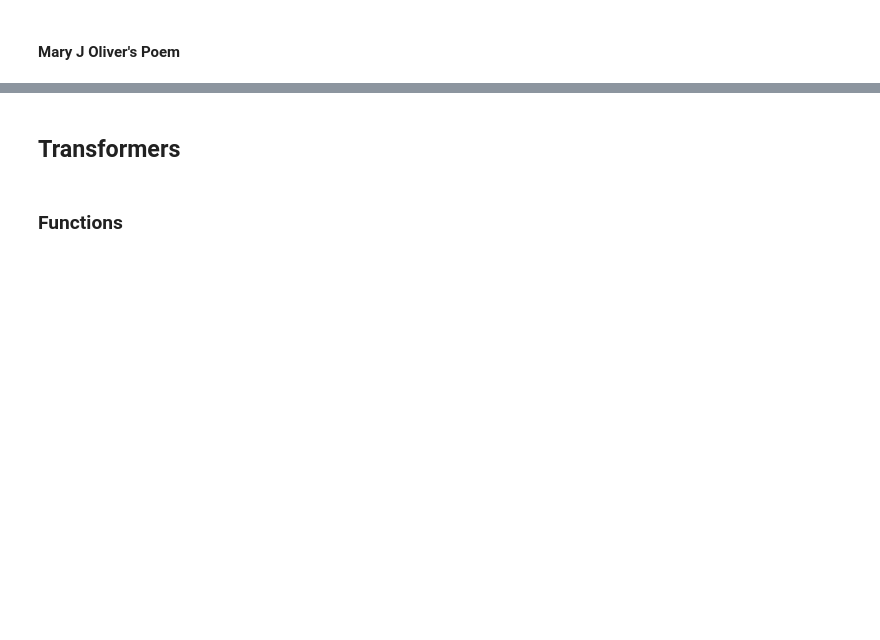
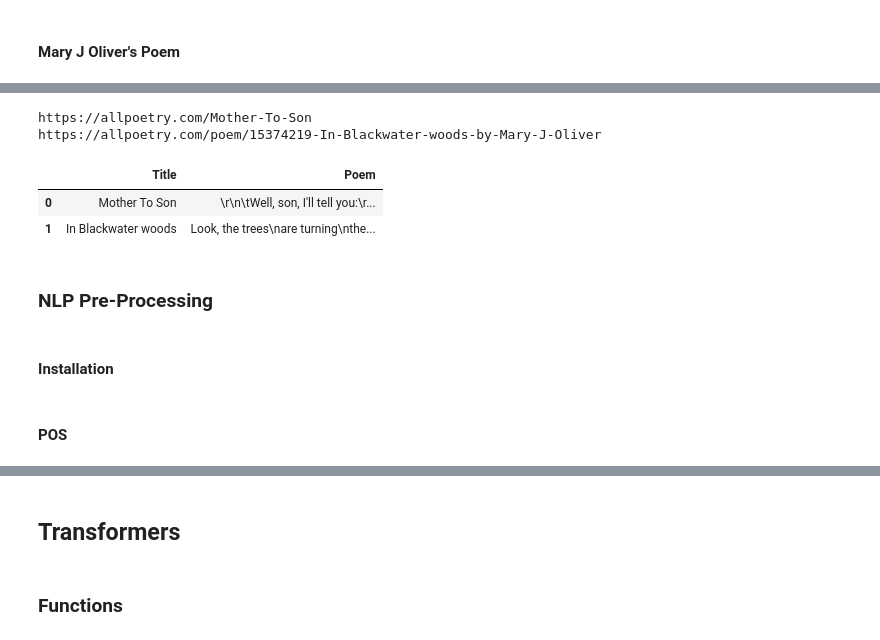
Before and after one commit to AbrahamKong/CMPE257-NLP_Poem_Scrpaing, a Jupyter notebook: NLP_Poem_Scraping.ipynb, the cells around one changed output, grey strips where cells are left out. Saved outputs shown, nothing was run; the diff lists cells and outputs as text; code cells hidden in the pictures; blank space fills up the shorter version.

```diff
--- a/NLP_Poem_Scraping.ipynb
+++ b/NLP_Poem_Scraping.ipynb
@@ -100,3 +30,24 @@ Mary_J_Oliver_Poems = [
+# %%
+def beautify_txt(text):
+    # final_data = (((text).replace(u'\xa0', u' ')).replace(r'\r',u'\n').replace(r'\n', ' '))
+    final_data = (((text).replace(u'\xa0', u' ')).replace(r'\r',u'\n'))
+
+    return final_data
+
+# Poet - Langston Hughes
+# Poem - Mother To Son
+Langston_Hughes_Poems = [
+"https://allpoetry.com/Mother-To-Son"]
+
+# Poet - Marry J Oliver
+# Poem - In Blackwater woods
+Mary_J_Oliver_Poems = [
+"https://allpoetry.com/poem/15374219-In-Blackwater-woods-by-Mary-J-Oliver"]
+
+Poems = [
+"https://allpoetry.com/Mother-To-Son",
+"https://allpoetry.com/poem/15374219-In-Blackwater-woods-by-Mary-J-Oliver"
+]
 # %% [markdown]
 ### Scrape Data
 # %%
@@ -314,0 +103,18 @@ MJO_DF.to_csv('/content/drive/MyDrive/SJSU/CMPE 257/Homework 9a/DataSets/mary_j_
+# %%
+poem = scrapePoetsPoems(Poems)
+# %% [output]
+https://allpoetry.com/Mother-To-Son
+https://allpoetry.com/poem/15374219-In-Blackwater-woods-by-Mary-J-Oliver
+# %%
+poems = pd.DataFrame(poem)
+poems.columns = ['Title', 'Poem']
+# %%
+poems
+# %% [output]
+|  | Title | Poem |
+| 0 | Mother To Son | \r\n\tWell, son, I'll tell you:\r... |
+| 1 | In Blackwater woods | Look, the trees\nare turning\nthe... |
+# %% [markdown]
+### NLP Pre-Processing
+# %% [markdown]
+#### Installation
@@ -314,0 +126,2 @@ MJO_DF.to_csv('/content/drive/MyDrive/SJSU/CMPE 257/Homework 9a/DataSets/mary_j_
+# %% [markdown]
+#### POS
```
Also changed, not shown: parts of 65 cells of this notebook.
